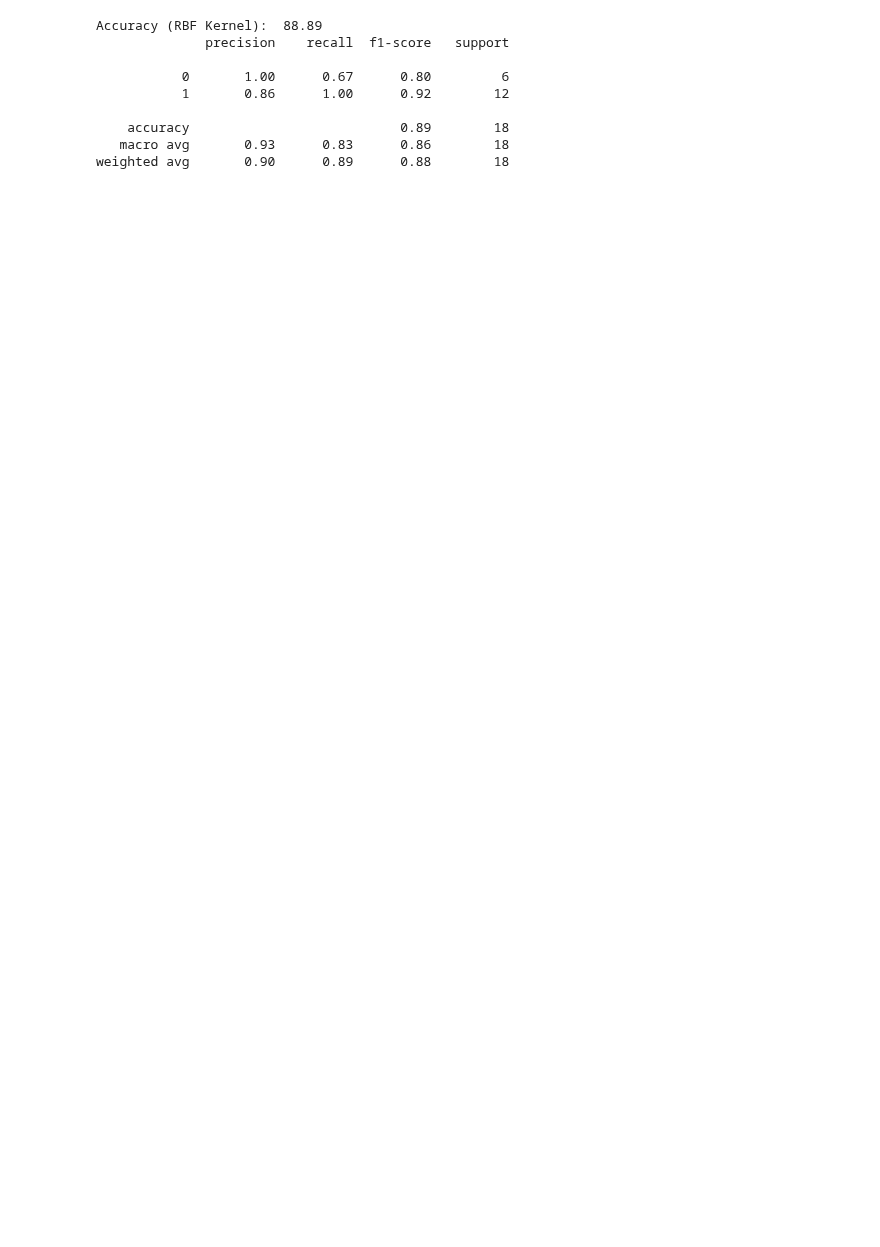
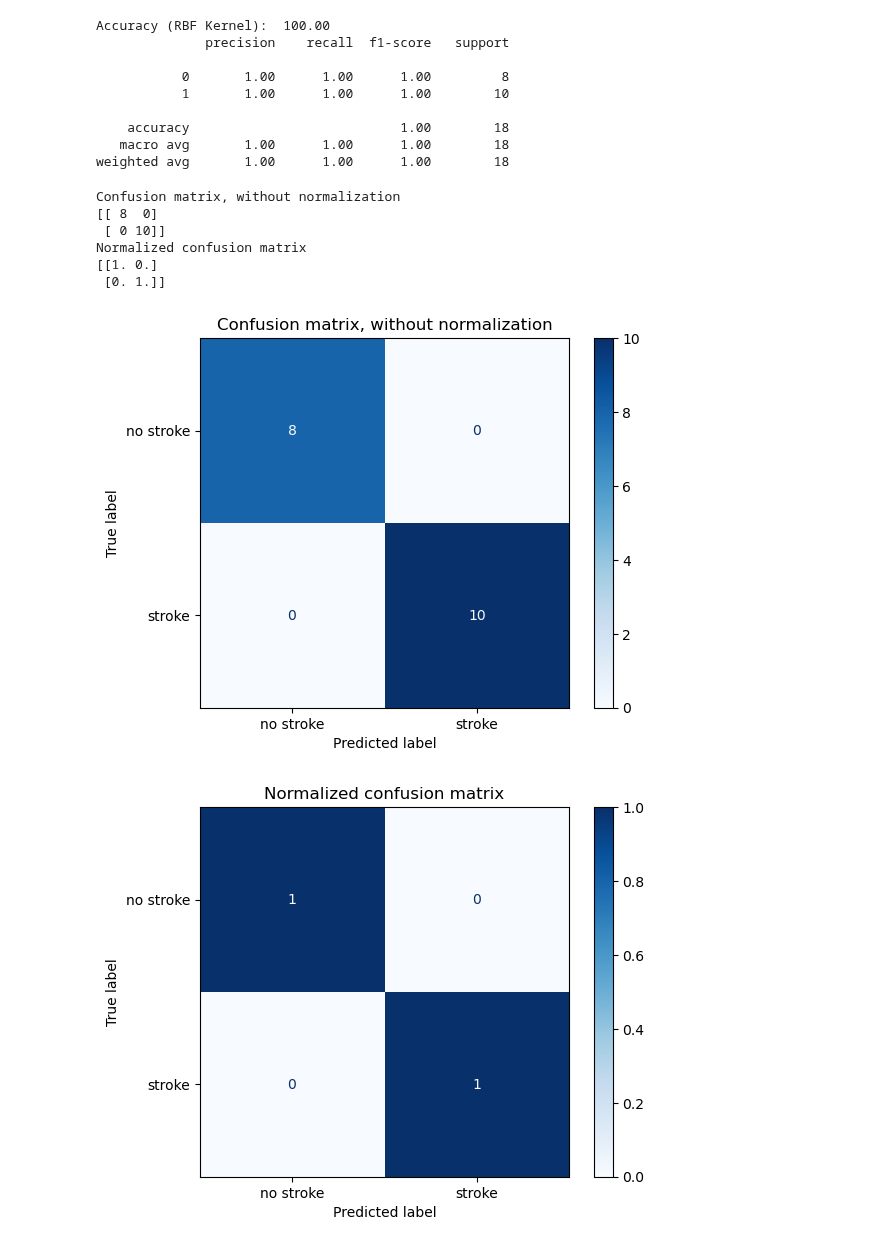
Before and after one commit to andrei-borg/stroke-video-analysis, a Jupyter notebook: text_to_speech.ipynb, the cells around one changed output. Drawn from its saved outputs; the diff is of its cells as text; code cells hidden in the pictures; blank space fills up the shorter version.

```diff
--- a/text_to_speech.ipynb
+++ b/text_to_speech.ipynb
@@ -173,7 +171,7 @@ for file in os.listdir(r'C:\Users\oskar\Documents\repo\stroke-video-analysis\tal
             data = v.tolist()
             data.append(0)
             print('incoherent or no speech')
-    # data.append(count_pauses("tal\\" + file))
+    data.append(count_pauses("tal\\" + file))
     # data.append(detect_aphasia(text))
     # data.append(count_repetitions(text))
     print("num of pauses:" + str(count_pauses("tal\\" + file)))
@@ -278,15 +286,40 @@ rbf_f1 = f1_score(y_test, rbf_pred, average='weighted')
 print('Accuracy (RBF Kernel): ', "%.2f" % (rbf_accuracy*100))
 print(svm_score)
 # %% [output]
-Accuracy (RBF Kernel):  88.89
+Accuracy (RBF Kernel):  100.00
               precision    recall  f1-score   support
 
-           0       1.00      0.67      0.80         6
-           1       0.86      1.00      0.92        12
+           0       1.00      1.00      1.00         8
+           1       1.00      1.00      1.00        10
 
-    accuracy                           0.89        18
-   macro avg       0.93      0.83      0.86        18
-weighted avg       0.90      0.89      0.88        18
+    accuracy                           1.00        18
+   macro avg       1.00      1.00      1.00        18
+weighted avg       1.00      1.00      1.00        18
+# %%
+np.set_printoptions(precision=2)
+titles_options = [("Confusion matrix, without normalization", None),
+                  ("Normalized confusion matrix", 'true')]
+class_names = ["no stroke","stroke"]
+for title, normalize in titles_options:
+    disp = plot_confusion_matrix(rbf, X_test, y_test,
+                                 display_labels=class_names,
+                                 cmap=plt.cm.Blues,
+                                 normalize=normalize)
+    disp.ax_.set_title(title)
+
+    print(title)
+    print(disp.confusion_matrix)
+
+plt.show()
+# %% [output]
+Confusion matrix, without normalization
+[[ 8  0]
+ [ 0 10]]
+Normalized confusion matrix
+[[1. 0.]
+ [0. 1.]]
+[figure, added]
+[figure, added]
 # %%
 '''AdaBoost'''
 adaboost = AdaBoostClassifier(
```
Also changed, not shown: parts of 7 cells of this notebook, 2 other files.
